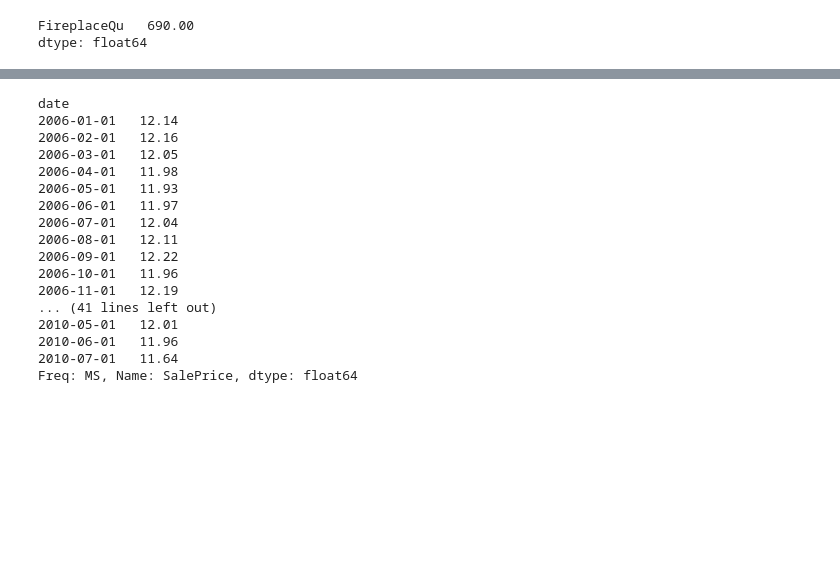
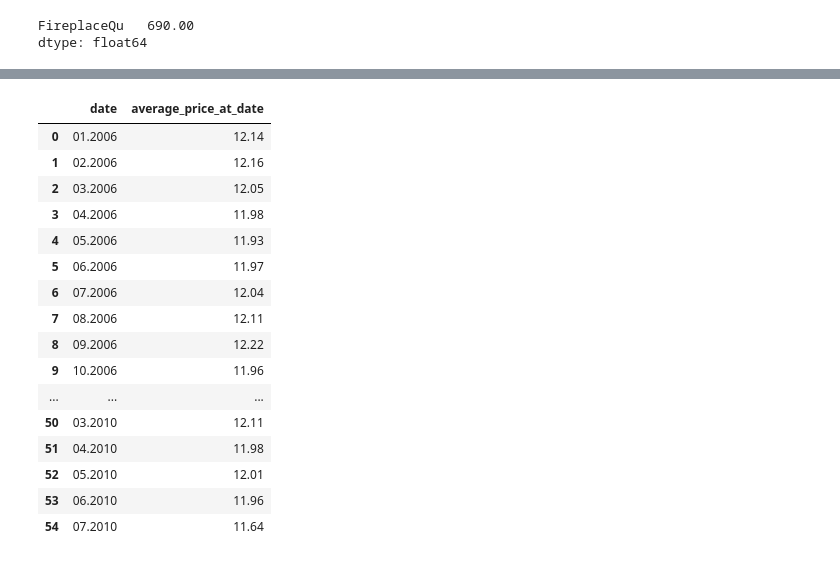
Before and after one commit to karvendhanm/kaggle, a Jupyter notebook: house_prices_prediction/ensemble_with_catboost.ipynb, the cells around one changed output, grey strips where cells are left out. Saved outputs shown, nothing was run; the diff lists cells and outputs as text; code cells hidden in the pictures; blank space fills up the shorter version.

```diff
--- a/house_prices_prediction/ensemble_with_catboost.ipynb
+++ b/house_prices_prediction/ensemble_with_catboost.ipynb
@@ -510,20 +512,23 @@ dt_df
 # %%
-dt_df.groupby(pd.Grouper(freq='MS'))['SalePrice'].mean()
+average_price_at_date = dt_df.groupby(pd.Grouper(freq='MS'))['SalePrice'].mean().to_frame().reset_index().rename({
+    'SalePrice':'average_price_at_date'}, axis=1)
+average_price_at_date['date'] = average_price_at_date['date'].dt.strftime('%m.%Y')
+average_price_at_date
 # %% [output]
-date
-2006-01-01   12.14
-2006-02-01   12.16
-2006-03-01   12.05
-2006-04-01   11.98
-2006-05-01   11.93
-2006-06-01   11.97
-2006-07-01   12.04
-2006-08-01   12.11
-2006-09-01   12.22
-2006-10-01   11.96
-2006-11-01   12.19
-... (41 lines left out)
-2010-05-01   12.01
-2010-06-01   11.96
-2010-07-01   11.64
-Freq: MS, Name: SalePrice, dtype: float64
+|  | date | average_price_at_date |
+| 0 | 01.2006 | 12.14 |
+| 1 | 02.2006 | 12.16 |
+| 2 | 03.2006 | 12.05 |
+| 3 | 04.2006 | 11.98 |
+| 4 | 05.2006 | 11.93 |
+| 5 | 06.2006 | 11.97 |
+| 6 | 07.2006 | 12.04 |
+| 7 | 08.2006 | 12.11 |
+| 8 | 09.2006 | 12.22 |
+| 9 | 10.2006 | 11.96 |
+| ... | ... | ... |
+| 50 | 03.2010 | 12.11 |
+| 51 | 04.2010 | 11.98 |
+| 52 | 05.2010 | 12.01 |
+| 53 | 06.2010 | 11.96 |
+| 54 | 07.2010 | 11.64 |
```
Also changed, not shown: parts of 5 cells of this notebook.
